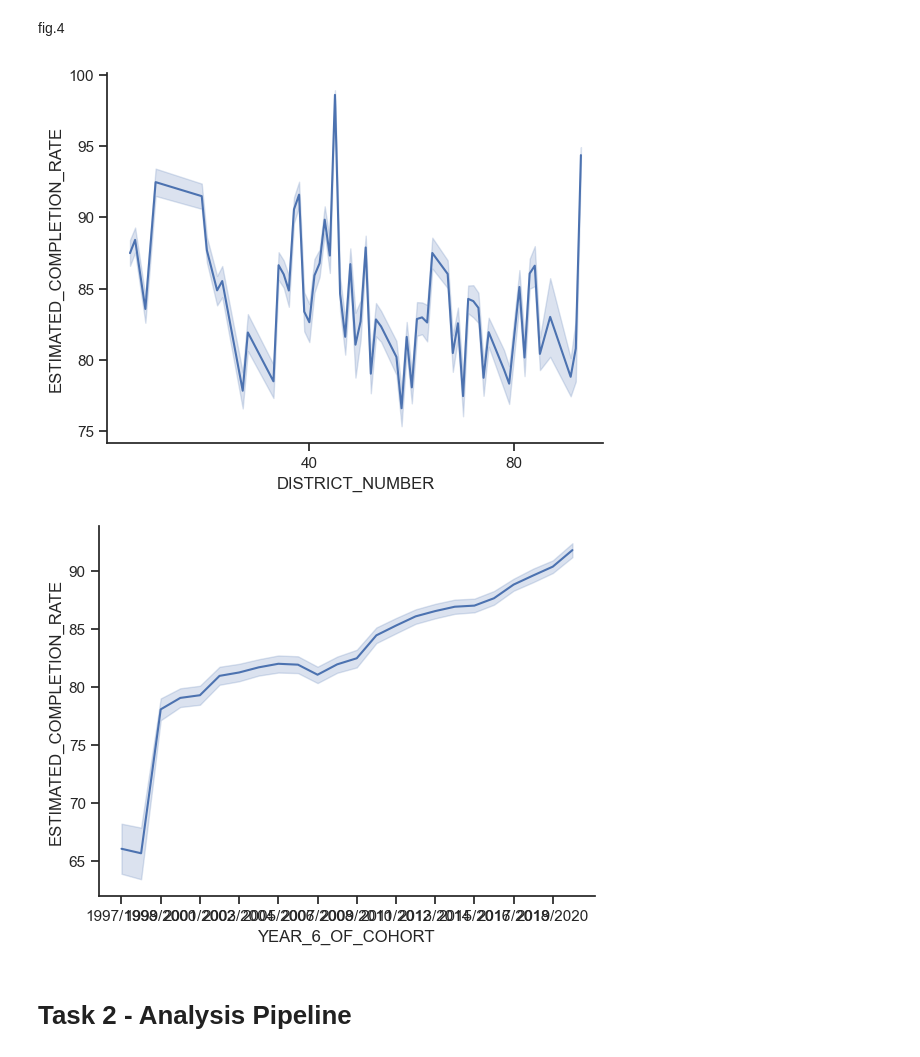
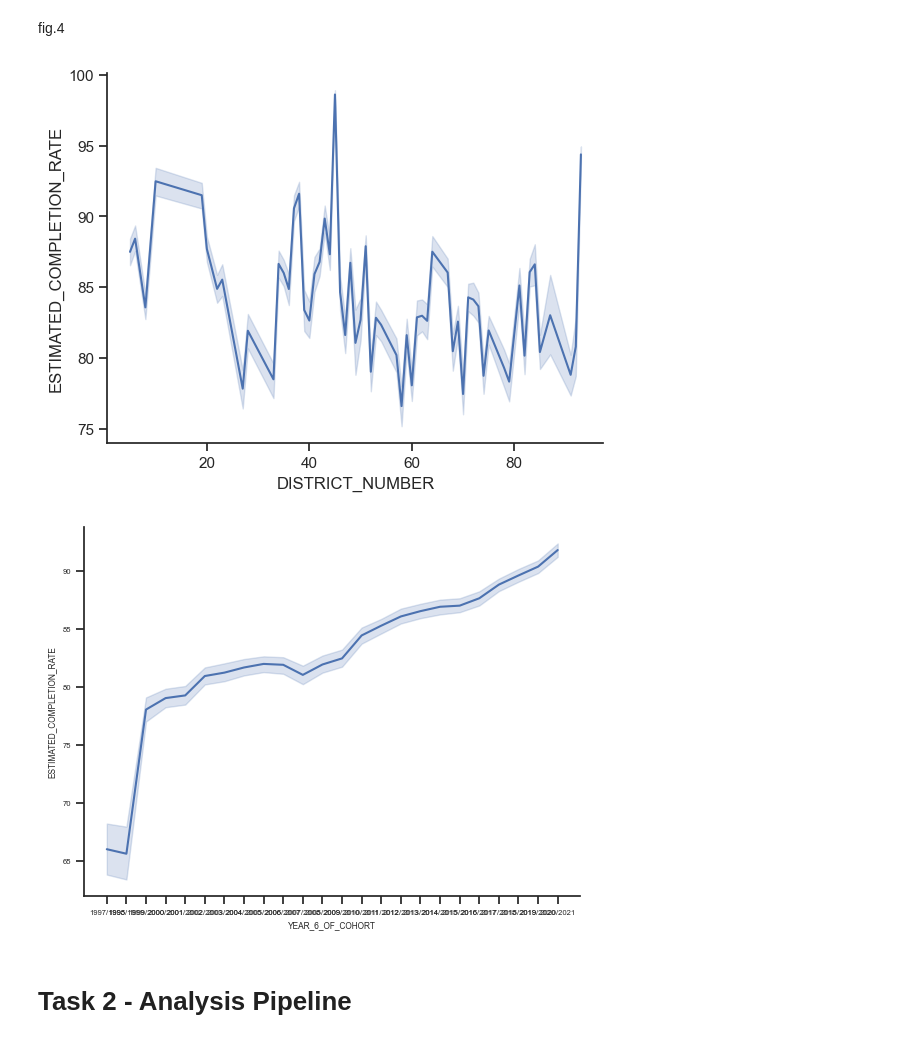
Before and after one commit to ubco-W2022T1-cosc301/project-group19, a Jupyter notebook: notebooks/analysis3.ipynb, the cells around one changed output. Saved outputs shown, nothing was run; the diff lists cells and outputs as text; code cells hidden in the pictures.

```diff
--- a/notebooks/analysis3.ipynb
+++ b/notebooks/analysis3.ipynb
@@ -187,3 +187,7 @@ sns.heatmap(corr, xticklabels=corr.columns, yticklabels=corr.columns, annot=True
 # %% [output]
 [Text(0.5, 1.0, 'Understanding Correlations - Student from 1997-2021')]
 [figure]
+# %%
+cdf = pd.read_csv("../data/processed/Completion_Rates_Clean.csv")
+corr = cdf.corr()
+sns.heatmap(corr, xticklabels=corr.columns, yticklabels=corr.columns, annot=True, cmap=sns.diverging_palette(145, 300, s=60, as_cmap=True)).set(title='Understanding Correlations - Student from 1997-2021')
@@ -237,6 +230,7 @@ sns.barplot(data=cdf,x='ESTIMATED_OUTMIGRANTS',y='YEAR_6_OF_COHORT')
 # %% [markdown]
 fig.4
 # %%
+import matplotlib.pyplot as plt
 cdf = cdf[cdf['ESTIMATED_COMPLETION_RATE']>=0]
 
 sns.set_theme(style='ticks', font_scale =1)
@@ -245,25 +239,20 @@ ax = sns.lineplot(x='DISTRICT_NUMBER', y ='ESTIMATED_COMPLETION_RATE', data=cdf)
 xticks = ax.xaxis.get_major_ticks()
 for i in range(len(xticks)):
     if i%2==1:
-        xticks[i].set_visible(False)
-
+        xticks[i].set_visible(True)
 plt.show()
 # %% [output]
-[figure, old version]
+[figure, new version]
 # %%
 cdf = cdf[cdf['ESTIMATED_COMPLETION_RATE']>=0]
 
-sns.set_theme(style='ticks', font_scale =1)
+sns.set_theme(style='ticks',font_scale =0.5)
 plt.rc("axes.spines", top=False, right=False)
 ax = sns.lineplot(x='YEAR_6_OF_COHORT', y ='ESTIMATED_COMPLETION_RATE', data=cdf)
-xticks = ax.xaxis.get_major_ticks()
-for i in range(len(xticks)):
-    if i%2==1:
-        xticks[i].set_visible(False)
 
 plt.show()
 # %% [output]
-[figure, old version]
+[figure, new version]
 # %% [markdown]
 # Task 2 - Analysis Pipeline
 # %% [markdown]
```
Also changed, not shown: parts of 31 cells of this notebook.
